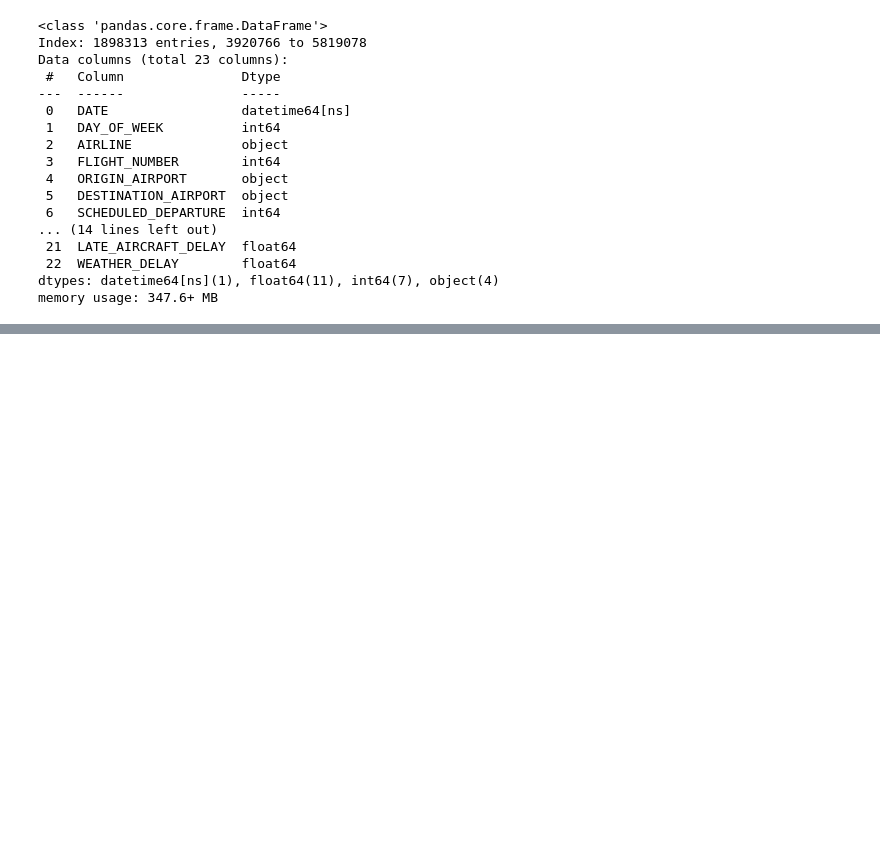
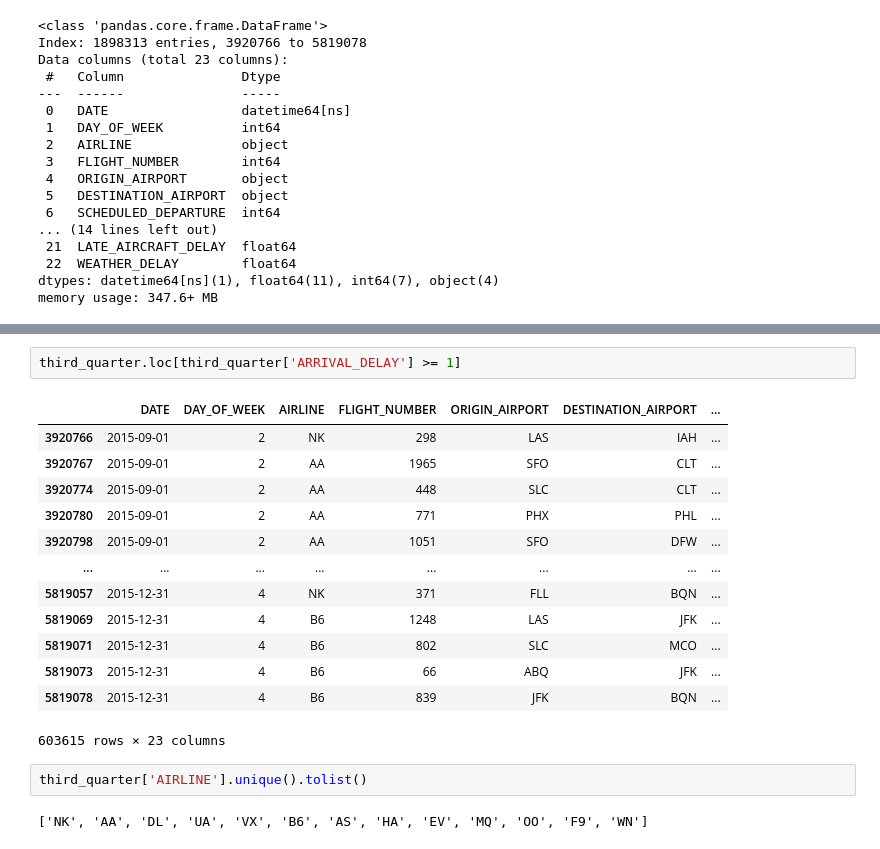
Before and after one commit to dmusili/airlineproject1, a Jupyter notebook: Third_Quarter_Flights.ipynb, the cells around one changed output, grey strips where cells are left out. Cells and saved outputs as stored; diff of their text form; blank space fills up the shorter version.

```diff
--- a/Third_Quarter_Flights.ipynb
+++ b/Third_Quarter_Flights.ipynb
@@ -130,0 +216,20 @@ Name: count, Length: 920, dtype: int64
+# %%
+third_quarter.loc[third_quarter['ARRIVAL_DELAY'] >= 1]
+# %% [output]
+|  | DATE | DAY_OF_WEEK | AIRLINE | FLIGHT_NUMBER | ORIGIN_AIRPORT | DESTINATION_AIRPORT | ... |
+| 3920766 | 2015-09-01 | 2 | NK | 298 | LAS | IAH | ... |
+| 3920767 | 2015-09-01 | 2 | AA | 1965 | SFO | CLT | ... |
+| 3920774 | 2015-09-01 | 2 | AA | 448 | SLC | CLT | ... |
+| 3920780 | 2015-09-01 | 2 | AA | 771 | PHX | PHL | ... |
+| 3920798 | 2015-09-01 | 2 | AA | 1051 | SFO | DFW | ... |
+| ... | ... | ... | ... | ... | ... | ... | ... |
+| 5819057 | 2015-12-31 | 4 | NK | 371 | FLL | BQN | ... |
+| 5819069 | 2015-12-31 | 4 | B6 | 1248 | LAS | JFK | ... |
+| 5819071 | 2015-12-31 | 4 | B6 | 802 | SLC | MCO | ... |
+| 5819073 | 2015-12-31 | 4 | B6 | 66 | ABQ | JFK | ... |
+| 5819078 | 2015-12-31 | 4 | B6 | 839 | JFK | BQN | ... |
+603615 rows × 23 columns
+# %%
+third_quarter['AIRLINE'].unique().tolist()
+# %% [output]
+['NK', 'AA', 'DL', 'UA', 'VX', 'B6', 'AS', 'HA', 'EV', 'MQ', 'OO', 'F9', 'WN']
```
Also changed, not shown: parts of 7 cells of this notebook.
